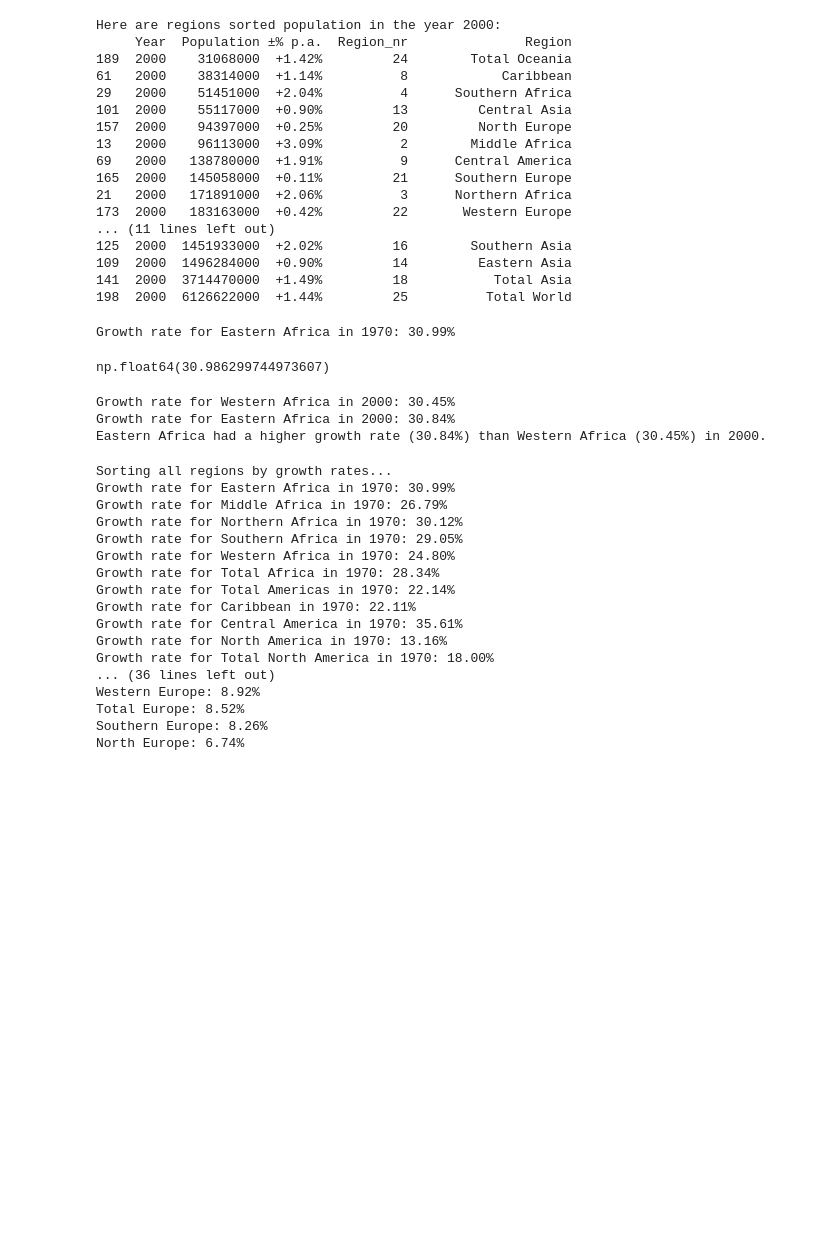
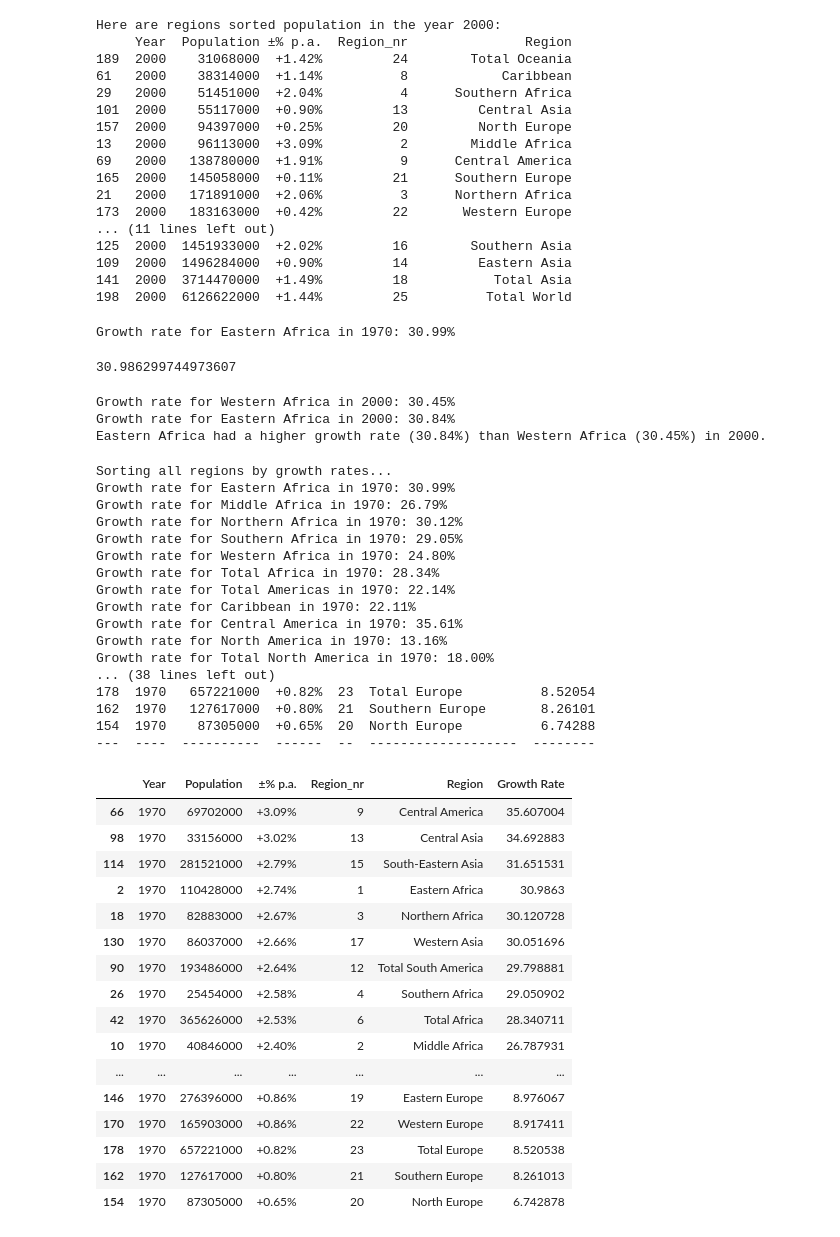
Before and after one commit to Data-Science-Study-Group-19/Final-Project-_-Population-of-Continents, a Jupyter notebook: group_19.ipynb, the cells around one changed output. Saved outputs shown, nothing was run; the diff lists cells and outputs as text; code cells hidden in the pictures; blank space fills up the shorter version.

```diff
--- a/group_19.ipynb
+++ b/group_19.ipynb
@@ -216,6 +216,8 @@ class Region:
         # Calculate growth rate
         growth_rate = ((current_population - previous_population) / previous_population) * 100
 
+        self.data.loc[(self.data['Region'] == region_name) & (self.data['Year'] == year), 'Growth Rate'] = growth_rate
+
         # Display or return growth rate
         print(f"Growth rate for {region_name} in {year}: {growth_rate:.2f}%")
         return growth_rate
@@ -241,23 +243,25 @@ class Region:
 
     def growth_sort(self, year):
         """
-        Sorts regions by growth rate in a specific year.
+        Sorts the DataFrame by growth rate for a specific year and returns the sorted DataFrame.
         """
+        # Ensure the 'Growth Rate' column exists
+        if 'Growth Rate' not in self.data.columns:
+            self.data['Growth Rate'] = None
+
+        # Calculate growth rate for all regions for the specified year
         regions = self.data['Region'].unique()
-        growth_rates = []
+        for region in regions:
+            self.growth_calculator(region, year)  # Updates the 'Growth Rate' column dynamically
 
-        # Calculate growth rate for each region
-        for region in regions:
-            growth_rate = self.growth_calculator(region, year)
-            if growth_rate is not None:
-                growth_rates.append((region, growth_rate))
-
-        # Sort regions by growth rate in descending order
-        sorted_growth = sorted(growth_rates, key=lambda x: x[1], reverse=True)
+        # Filter rows for the specified year and sort by 'Growth Rate'
+        year_data = self.data[self.data['Year'] == year]
+        sorted_data = year_data.sort_values(by='Growth Rate', ascending=False)
 
         print(f"Regions sorted by growth rate in {year}:")
-        for region, growth in sorted_growth:
-            print(f"{region}: {growth:.2f}%")
+        print(tabulate(sorted_data))
+
+        return sorted_data
 # %%
 region_manager = Region(region)
 
@@ -307,7 +311,7 @@ region_manager = Region(region)
 region_manager.growth_calculator(region_name, year)
 # %% [output]
 Growth rate for Eastern Africa in 1970: 30.99%
-np.float64(30.986299744973607)
+30.986299744973607
 # %%
 # Compares growth rates of Two Regions in a specific Year
 
@@ -321,26 +325,45 @@ Growth rate for Western Africa in 2000: 30.45%
 Growth rate for Eastern Africa in 2000: 30.84%
 Eastern Africa had a higher growth rate (30.84%) than Western Africa (30.45%) in 2000.
 # %%
+
+region_manager = Region(region)
 year = 1970
 
 # Sort by growth rates in a specific Year
 print("\nSorting all regions by growth rates...")
 region_manager.growth_sort(year)
 # %% [output]
 Sorting all regions by growth rates...
 Growth rate for Eastern Africa in 1970: 30.99%
 Growth rate for Middle Africa in 1970: 26.79%
 Growth rate for Northern Africa in 1970: 30.12%
 Growth rate for Southern Africa in 1970: 29.05%
 Growth rate for Western Africa in 1970: 24.80%
 Growth rate for Total Africa in 1970: 28.34%
 Growth rate for Total Americas in 1970: 22.14%
 Growth rate for Caribbean in 1970: 22.11%
 Growth rate for Central America in 1970: 35.61%
 Growth rate for North America in 1970: 13.16%
 Growth rate for Total North America in 1970: 18.00%
-... (36 lines left out)
-Western Europe: 8.92%
-Total Europe: 8.52%
-Southern Europe: 8.26%
-North Europe: 6.74%
+... (38 lines left out)
+178  1970   657221000  +0.82%  23  Total Europe          8.52054
+162  1970   127617000  +0.80%  21  Southern Europe       8.26101
+154  1970    87305000  +0.65%  20  North Europe          6.74288
+---  ----  ----------  ------  --  -------------------  --------
+|  | Year | Population | ±% p.a. | Region_nr | Region | Growth Rate |
+| 66 | 1970 | 69702000 | +3.09% | 9 | Central America | 35.607004 |
+| 98 | 1970 | 33156000 | +3.02% | 13 | Central Asia | 34.692883 |
+| 114 | 1970 | 281521000 | +2.79% | 15 | South-Eastern Asia | 31.651531 |
+| 2 | 1970 | 110428000 | +2.74% | 1 | Eastern Africa | 30.9863 |
+| 18 | 1970 | 82883000 | +2.67% | 3 | Northern Africa | 30.120728 |
+| 130 | 1970 | 86037000 | +2.66% | 17 | Western Asia | 30.051696 |
+| 90 | 1970 | 193486000 | +2.64% | 12 | Total South America | 29.798881 |
+| 26 | 1970 | 25454000 | +2.58% | 4 | Southern Africa | 29.050902 |
+| 42 | 1970 | 365626000 | +2.53% | 6 | Total Africa | 28.340711 |
+| 10 | 1970 | 40846000 | +2.40% | 2 | Middle Africa | 26.787931 |
+| ... | ... | ... | ... | ... | ... | ... |
+| 146 | 1970 | 276396000 | +0.86% | 19 | Eastern Europe | 8.976067 |
+| 170 | 1970 | 165903000 | +0.86% | 22 | Western Europe | 8.917411 |
+| 178 | 1970 | 657221000 | +0.82% | 23 | Total Europe | 8.520538 |
+| 162 | 1970 | 127617000 | +0.80% | 21 | Southern Europe | 8.261013 |
+| 154 | 1970 | 87305000 | +0.65% | 20 | North Europe | 6.742878 |
```
Also changed, not shown: parts of 1 cell of this notebook.
